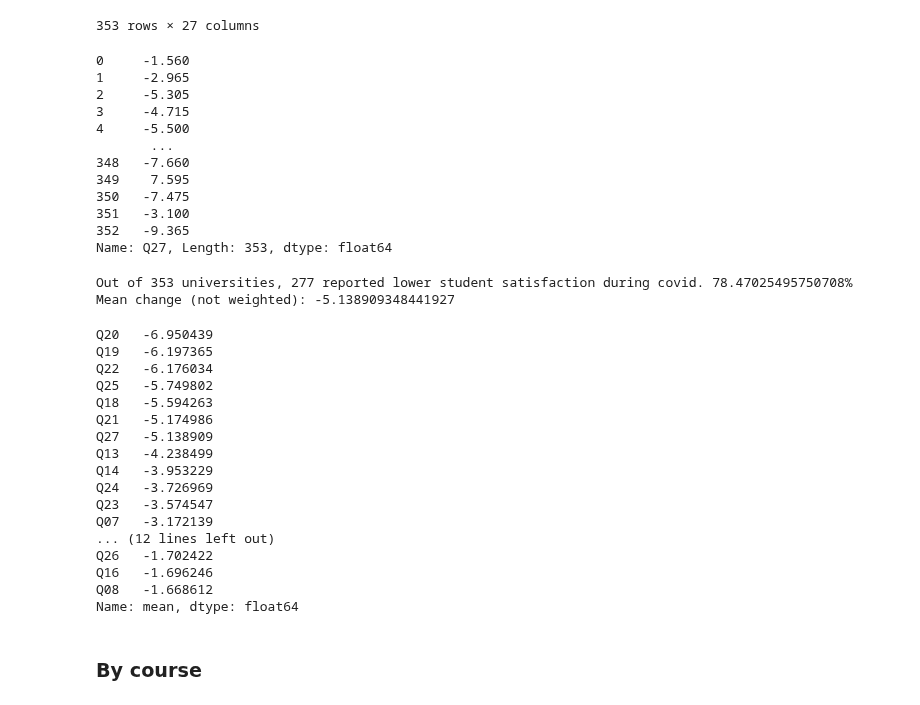
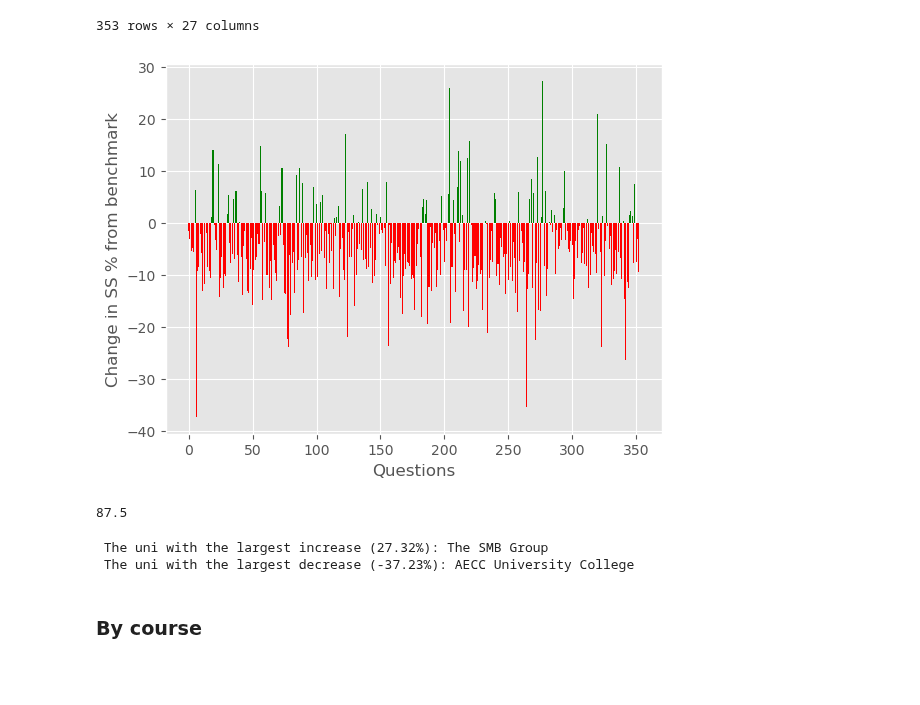
Before and after one commit to szelesaron/dissertation-code, a Jupyter notebook: EDA.ipynb, the cells around one changed output. Cells and saved outputs as stored; diff of their text form; code cells hidden in the pictures; blank space fills up the shorter version.

```diff
--- a/EDA.ipynb
+++ b/EDA.ipynb
@@ -301,45 +227,31 @@ diffu
 | 352 | -3.355 | -5.020 | -1.590 | -9.715 | -4.450 | -5.310 | -1.780 | -11.015 | -12.465 | -1.645 | ... | ... |
 353 rows × 27 columns
 # %%
-diffu["Q27"] #overall change is student satisfaction
+#do this to get red and green
+x = np.arange(353)
+y = diffu.iloc[:,-1]
+mask1 = y < 0
+mask2 = y >= 0
+
+plt.bar(x[mask1], y[mask1], color = 'red')
+plt.bar(x[mask2], y[mask2], color = 'green')
+plt.xlabel("Questions")
+#plt.xticks(x, unis_1819.iloc[:,0], rotation = 45)
+plt.ylabel("Change in SS % from benchmark")
+
+#plt.ylim([-23,23])
+plt.show()
 # %% [output]
-0     -1.560
-1     -2.965
-2     -5.305
-3     -4.715
-4     -5.500
-       ...
-348   -7.660
-349    7.595
-350   -7.475
-351   -3.100
-352   -9.365
-Name: Q27, Length: 353, dtype: float64
+[figure, added]
-# %%
-print(f"Out of {len(unis_1819)} universities, {len(diffu['Q27'][diffu['Q27'] < 0])} reported lower student satisfaction during covid. {len(diffu['Q27'][diffu['Q27'] < 0])/len(unis_1819)*100}%")
-print(f"Mean change (not weighted): {np.mean(diffu['Q27'])}")
-# %% [output]
-Out of 353 universities, 277 reported lower student satisfaction during covid. 78.47025495750708%
-Mean change (not weighted): -5.138909348441927
-# %%
-diffu.describe().iloc[1,:].sort_values() #changes per individual question, ordered
-# %% [output]
-Q20   -6.950439
-Q19   -6.197365
-Q22   -6.176034
-Q25   -5.749802
-Q18   -5.594263
-Q21   -5.174986
-Q27   -5.138909
-Q13   -4.238499
-Q14   -3.953229
-Q24   -3.726969
-Q23   -3.574547
-Q07   -3.172139
-... (12 lines left out)
-Q26   -1.702422
-Q16   -1.696246
-Q08   -1.668612
-Name: mean, dtype: float64
+# %%
+unis_1819.iloc[6,-1]
+# %% [output]
+87.5
+# %%
+print(f" The uni with the largest increase ({max(diffu.iloc[:,-1]):.2f}%): {unis_2122.iloc[diffu.Q27.argmax(),0]}")
+print(f" The uni with the largest decrease ({min(diffu.iloc[:,-1]):.2f}%): {unis_2122.iloc[diffu.Q27.argmin(),0]}")
+# %% [output]
+ The uni with the largest increase (27.32%): The SMB Group
+ The uni with the largest decrease (-37.23%): AECC University College
 # %% [markdown]
 ### By course
```
Also changed, not shown: parts of 12 cells of this notebook.
